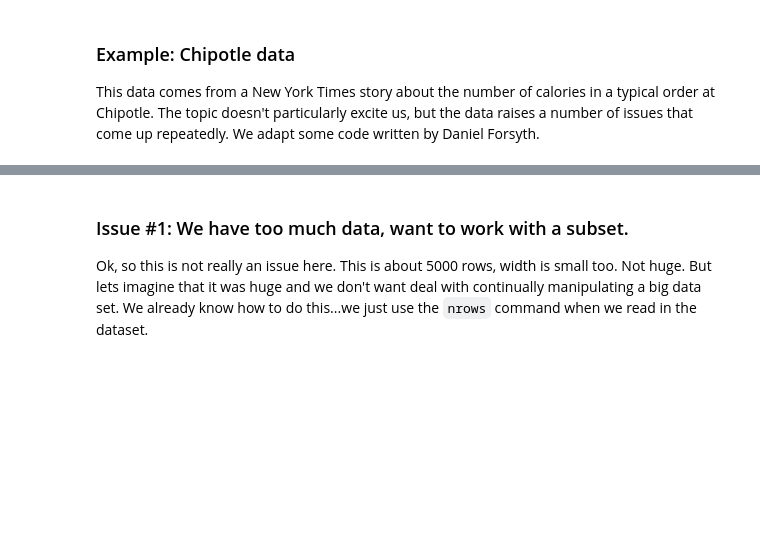
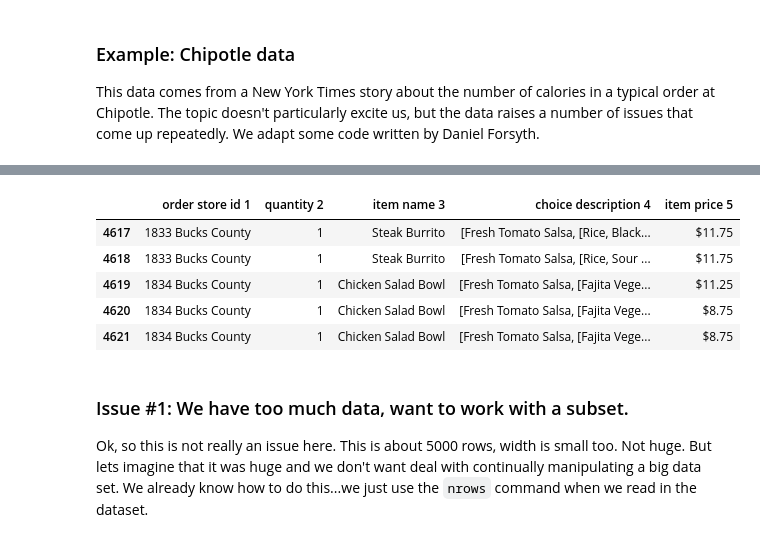
Before and after one commit to mwaugh0328/data_bootcamp_spring_2019, a Jupyter notebook: cleaning_data/cleaning_chipoltle_data.ipynb, the cells around one changed output, grey strips where cells are left out. Cells and saved outputs as stored; diff of their text form; code cells hidden in the pictures; blank space fills up the shorter version.

```diff
--- a/cleaning_data/cleaning_chipoltle_data.ipynb
+++ b/cleaning_data/cleaning_chipoltle_data.ipynb
@@ -53,6 +53,15 @@ dtype: object
 | 2 | 1 Bucks County | 1 | Nantucket Nectar | [Apple] | $3.39 |
 | 3 | 1 Bucks County | 1 | Chips and Tomatillo-Green Chili S... | NaN | $2.39 |
 | 4 | 2 Bucks County | 2 | Chicken Bowl | [Tomatillo-Red Chili Salsa (Hot),... | $16.98 |
+# %%
+chp.tail()
+# %% [output]
+|  | order store id 1 | quantity 2 | item name 3 | choice description 4 | item price 5 |
+| 4617 | 1833 Bucks County | 1 | Steak Burrito | [Fresh Tomato Salsa, [Rice, Black... | $11.75 |
+| 4618 | 1833 Bucks County | 1 | Steak Burrito | [Fresh Tomato Salsa, [Rice, Sour ... | $11.75 |
+| 4619 | 1834 Bucks County | 1 | Chicken Salad Bowl | [Fresh Tomato Salsa, [Fajita Vege... | $11.25 |
+| 4620 | 1834 Bucks County | 1 | Chicken Salad Bowl | [Fresh Tomato Salsa, [Fajita Vege... | $8.75 |
+| 4621 | 1834 Bucks County | 1 | Chicken Salad Bowl | [Fresh Tomato Salsa, [Fajita Vege... | $8.75 |
 # %% [markdown]
 ### Issue #1: We have too much data, want to work with a subset.
 
```
Also changed, not shown: parts of 8 cells of this notebook.
